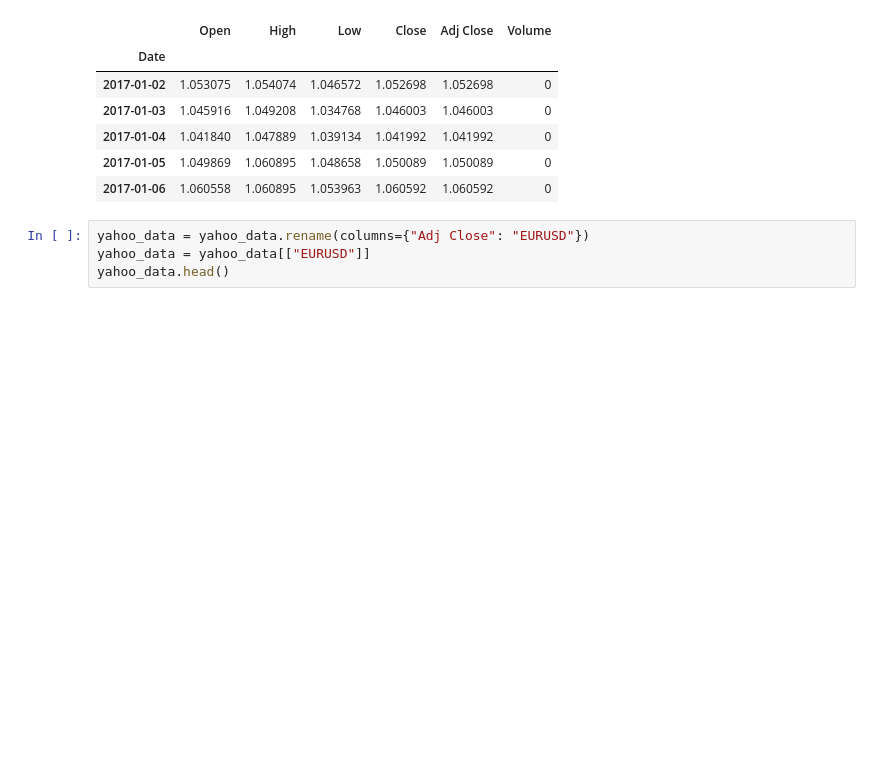
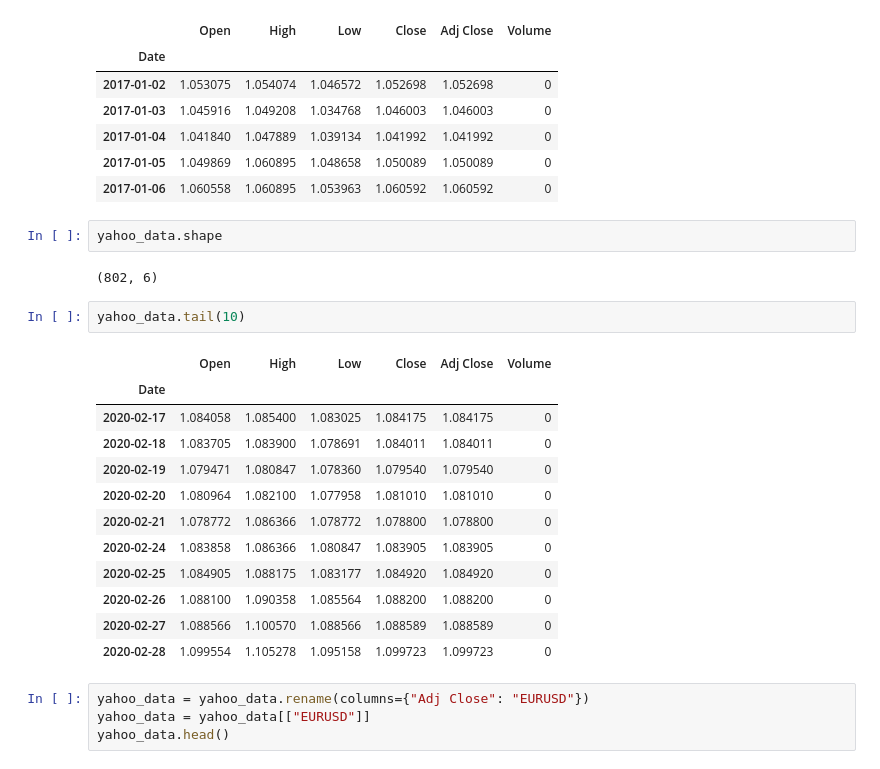
Before and after one commit to karaee/ExchangeRateTSDL, a Jupyter notebook: ar.ipynb, the cells around one changed output. Drawn from its saved outputs; the diff is of its cells as text; blank space fills up the shorter version.

```diff
--- a/ar.ipynb
+++ b/ar.ipynb
@@ -47,6 +55,25 @@ yahoo_data.head()
 | 2017-01-04 | 1.041840 | 1.047889 | 1.039134 | 1.041992 | 1.041992 | 0 |
 | 2017-01-05 | 1.049869 | 1.060895 | 1.048658 | 1.050089 | 1.050089 | 0 |
 | 2017-01-06 | 1.060558 | 1.060895 | 1.053963 | 1.060592 | 1.060592 | 0 |
+# %%
+yahoo_data.shape
+# %% [output]
+(802, 6)
+# %%
+yahoo_data.tail(10)
+# %% [output]
+|  | Open | High | Low | Close | Adj Close | Volume |
+| Date |  |  |  |  |  |  |
+| 2020-02-17 | 1.084058 | 1.085400 | 1.083025 | 1.084175 | 1.084175 | 0 |
+| 2020-02-18 | 1.083705 | 1.083900 | 1.078691 | 1.084011 | 1.084011 | 0 |
+| 2020-02-19 | 1.079471 | 1.080847 | 1.078360 | 1.079540 | 1.079540 | 0 |
+| 2020-02-20 | 1.080964 | 1.082100 | 1.077958 | 1.081010 | 1.081010 | 0 |
+| 2020-02-21 | 1.078772 | 1.086366 | 1.078772 | 1.078800 | 1.078800 | 0 |
+| 2020-02-24 | 1.083858 | 1.086366 | 1.080847 | 1.083905 | 1.083905 | 0 |
+| 2020-02-25 | 1.084905 | 1.088175 | 1.083177 | 1.084920 | 1.084920 | 0 |
+| 2020-02-26 | 1.088100 | 1.090358 | 1.085564 | 1.088200 | 1.088200 | 0 |
+| 2020-02-27 | 1.088566 | 1.100570 | 1.088566 | 1.088589 | 1.088589 | 0 |
+| 2020-02-28 | 1.099554 | 1.105278 | 1.095158 | 1.099723 | 1.099723 | 0 |
 # %%
 yahoo_data = yahoo_data.rename(columns={"Adj Close": "EURUSD"})
 yahoo_data = yahoo_data[["EURUSD"]]
```
Also changed, not shown: parts of 27 cells of this notebook.
